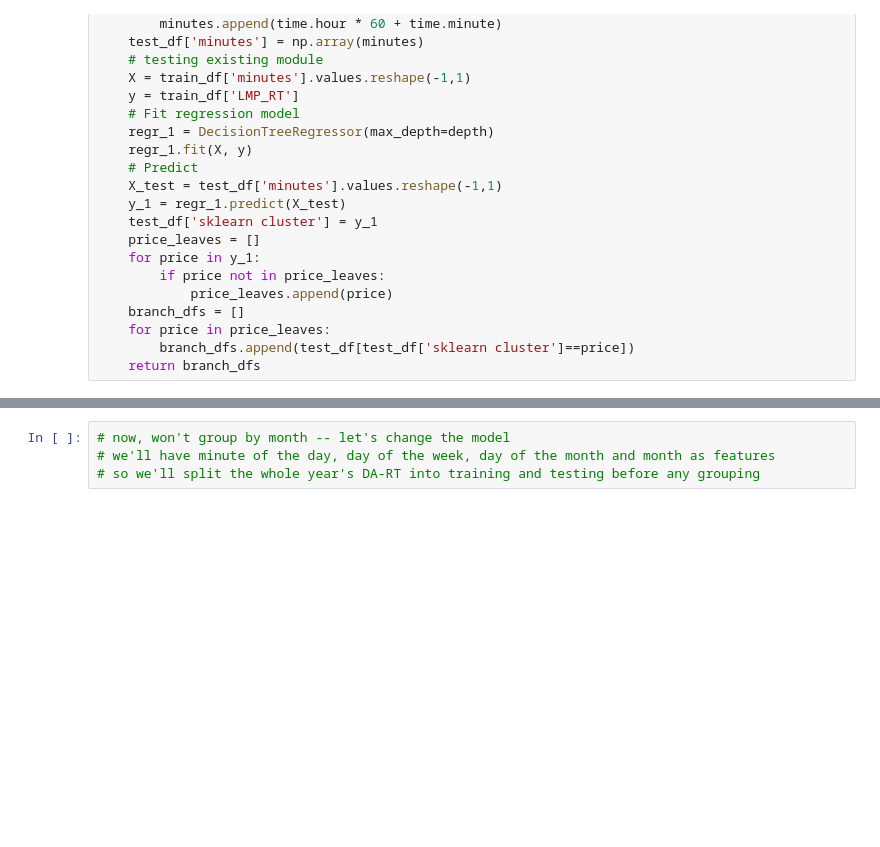
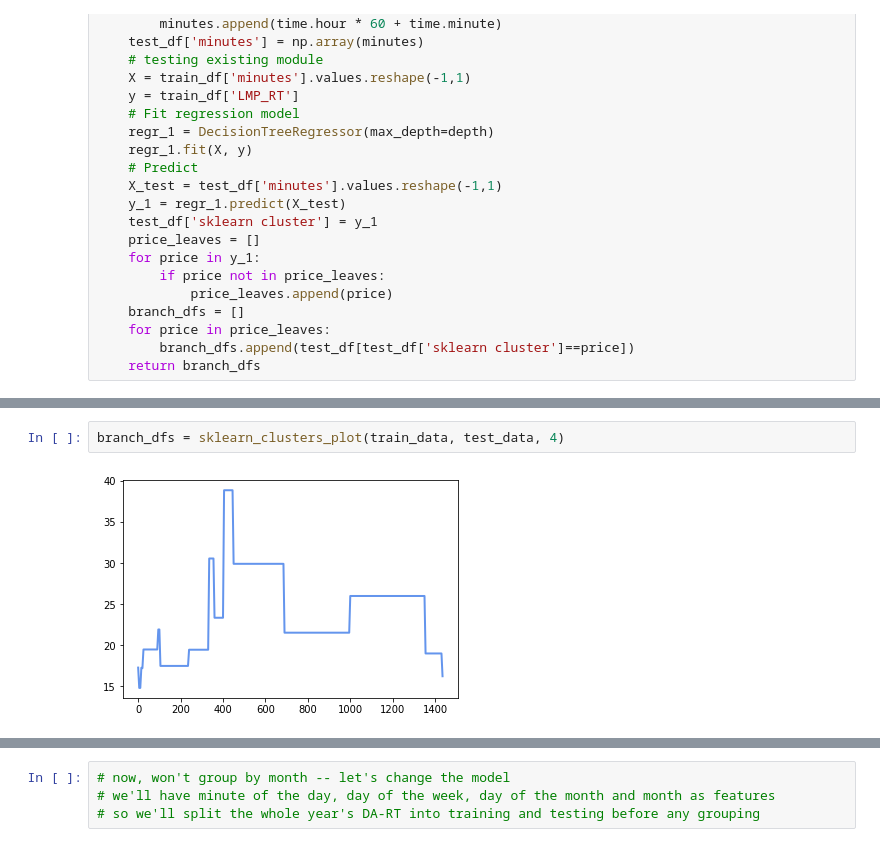
Before and after one commit to felipeascouto/energy, a Jupyter notebook: research_p2.ipynb, the cells around one changed output, grey strips where cells are left out. Cells and saved outputs as stored; diff of their text form; blank space fills up the shorter version.

```diff
--- a/research_p2.ipynb
+++ b/research_p2.ipynb
@@ -989,0 +1000,4 @@ test_data_copy
+# %%
+branch_dfs = sklearn_clusters_plot(train_data, test_data, 4)
+# %% [output]
+[figure, added]
```
Also changed, not shown: parts of 11 cells of this notebook.
